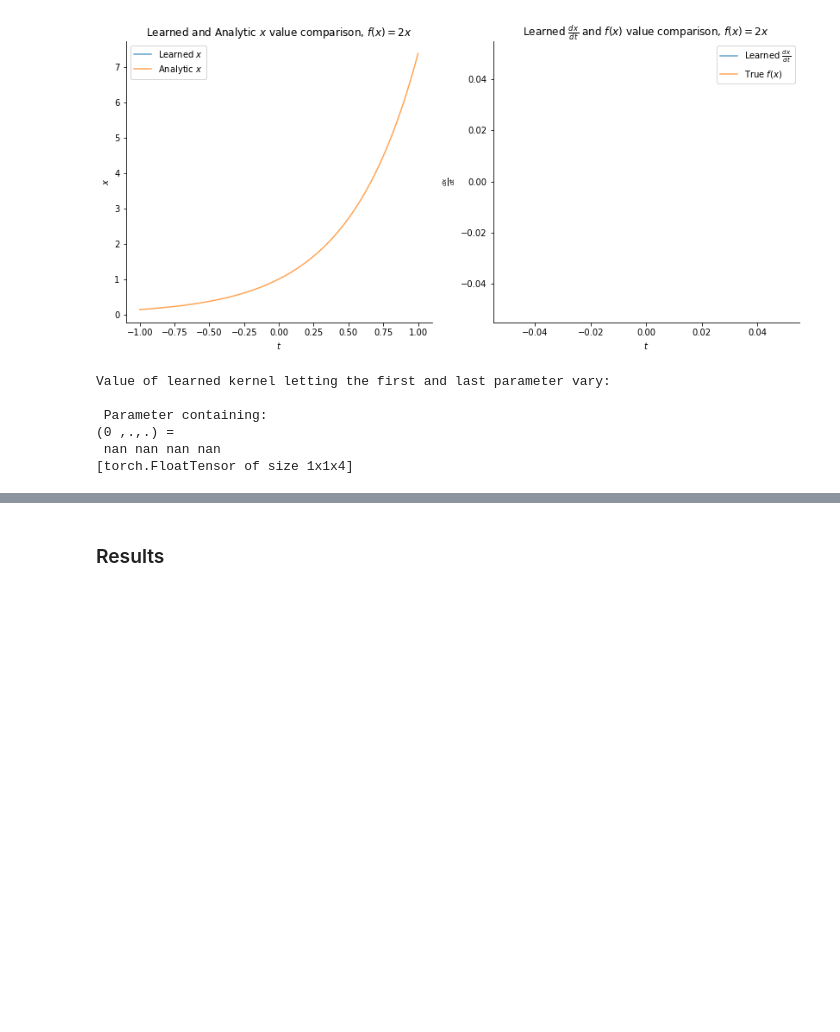
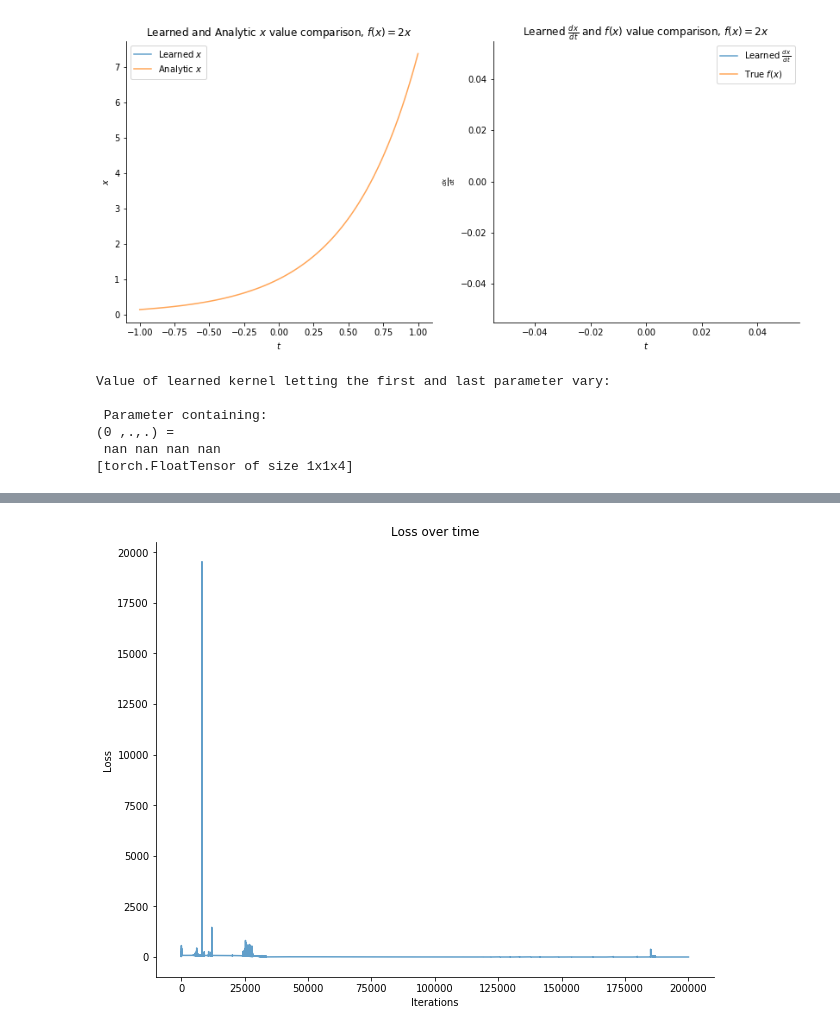
Before and after one commit to dsondak/pavlos_research, a Jupyter notebook: diff_eq/1.0_learn_diff_eq.ipynb, the cells around one changed output, grey strips where cells are left out. Drawn from its saved outputs; the diff is of its cells as text; code cells hidden in the pictures; blank space fills up the shorter version.

Commit message:
final version of learn diff eq notebook

```diff
--- a/diff_eq/1.0_learn_diff_eq.ipynb
+++ b/diff_eq/1.0_learn_diff_eq.ipynb
@@ -395,7 +398,7 @@ Here we will try to learn a kernel for higher order differentiation accuracy wit
 def train_learn_kernel_const(net, opt, loss_func, t_in, f, epochs=10, use_cuda=False):
     """ Train the model """
     losses, itr, big_lam, t_first = [], 0, 1000, t_in.ravel()[0]
-
+    weight_arr = []
     if use_cuda:
         t_tensor = Variable(torch.Tensor(t_in).cuda(),requires_grad=True)
     else:
@@ -415,6 +418,7 @@ def train_learn_kernel_const(net, opt, loss_func, t_in, f, epochs=10, use_cuda=F
         fx_true = Variable(f(x_est_copy.data).cuda()) if use_cuda else Variable(f(x_est_copy.data))
 
         # Calculate the loss
+        weight_arr.append(net.ww[0,0,0].data.numpy()[0])
         loss = loss_func(fx_est, fx_true) + big_lam*torch.pow(x_est[0]-np.exp(2.0*t_first),2) \
                                           + big_lam*torch.pow(fx_est[0]-f(np.exp(2.0*t_first)),2) \
 
@@ -425,7 +429,7 @@ def train_learn_kernel_const(net, opt, loss_func, t_in, f, epochs=10, use_cuda=F
         losses.append(loss)
 
     losses = [i.data.cpu().numpy()[0] for i in losses] if use_cuda else [i.data.numpy()[0] for i in losses]
-    return range(itr),losses
+    return range(itr),losses, weight_arr
 
 
 use_cuda = torch.cuda.is_available()
@@ -442,35 +446,35 @@ t = np.linspace(-1,1,n_examples).reshape(-1,1,1)
 # Set up model
 weights = torch.Tensor([0.01,1,-1,-0.01]).view(1,1,-1)
 
 net = XGen(1).cuda() if use_cuda else XGen(1)
 net.ww = nn.Parameter(weights)
 
 # Register hook to mask the inner differentiation kernel
 def hooker(grad):
     # Mask for the center two values
     mask = Variable(torch.Tensor([1.0,0.0,0.0,0.0]).view(1,1,-1), requires_grad=False)
     masked_grad = mask*grad
 
     # Constraint where in [k_0,k_1,k_2,k_3] kernel k_0==-k_3 by forcing the
     # gradients to be grad(k_0)==-grad(k_3)
     masked_grad[0,0,3] = -masked_grad[0,0,0]
     return masked_grad
 
-net.ww.register_hook(hooker)
+hk = net.ww.register_hook(hooker)
 
 # Get optimizer and loss
-opt = optim.SGD(net.parameters(),lr=1e-4,weight_decay=0.01)
+opt = optim.SGD(net.parameters(),lr=1e-4,weight_decay=0.0)
 loss_func = nn.MSELoss()
 
 # Train the model
-itr, losses = train_learn_kernel_const(net, opt, loss_func, t, f, epochs=400000, use_cuda=use_cuda)
+itr, losses, diff_kernel_w = train_learn_kernel_const(net, opt, loss_func, t, f, epochs=200000, use_cuda=use_cuda)
 
 # Look at plot of loss
 plt.figure(figsize=(10,8))
 plt.plot(itr,losses,alpha=0.7)
 plt.title('Loss over time')
 plt.ylabel('Loss')
 plt.xlabel('Iterations')
 sns.despine()
+# %% [output]
+[figure, added]
-# %% [markdown]
-### Results
```
Also changed, not shown: parts of 6 cells of this notebook, 1 other file.
